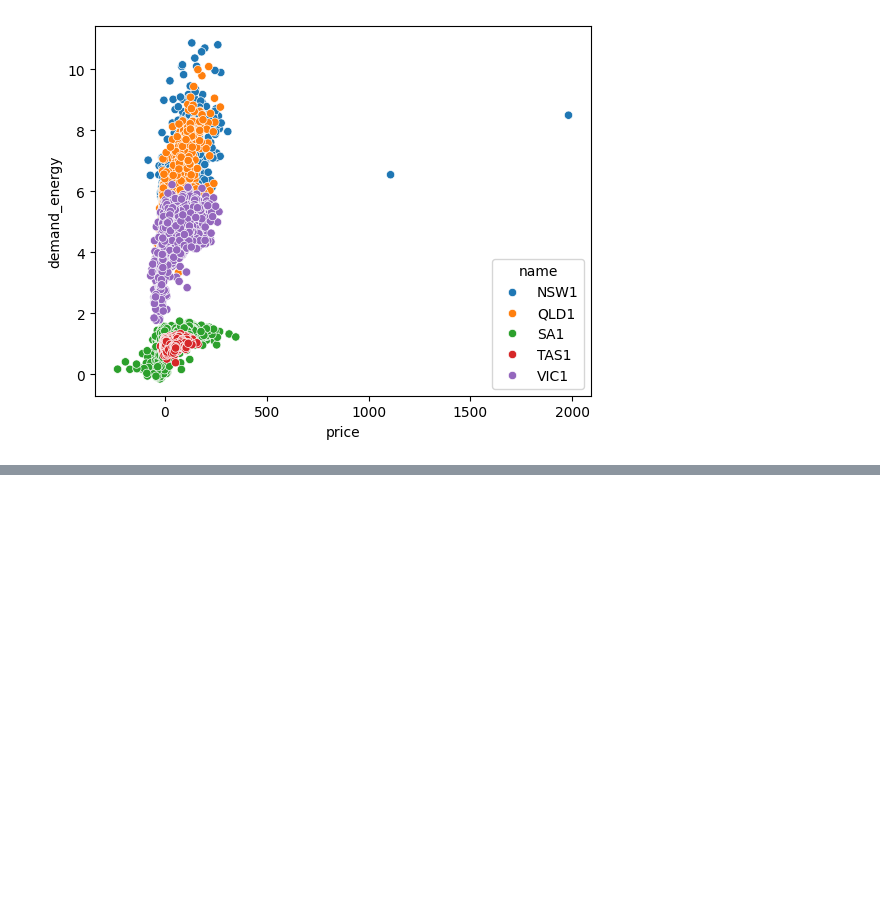
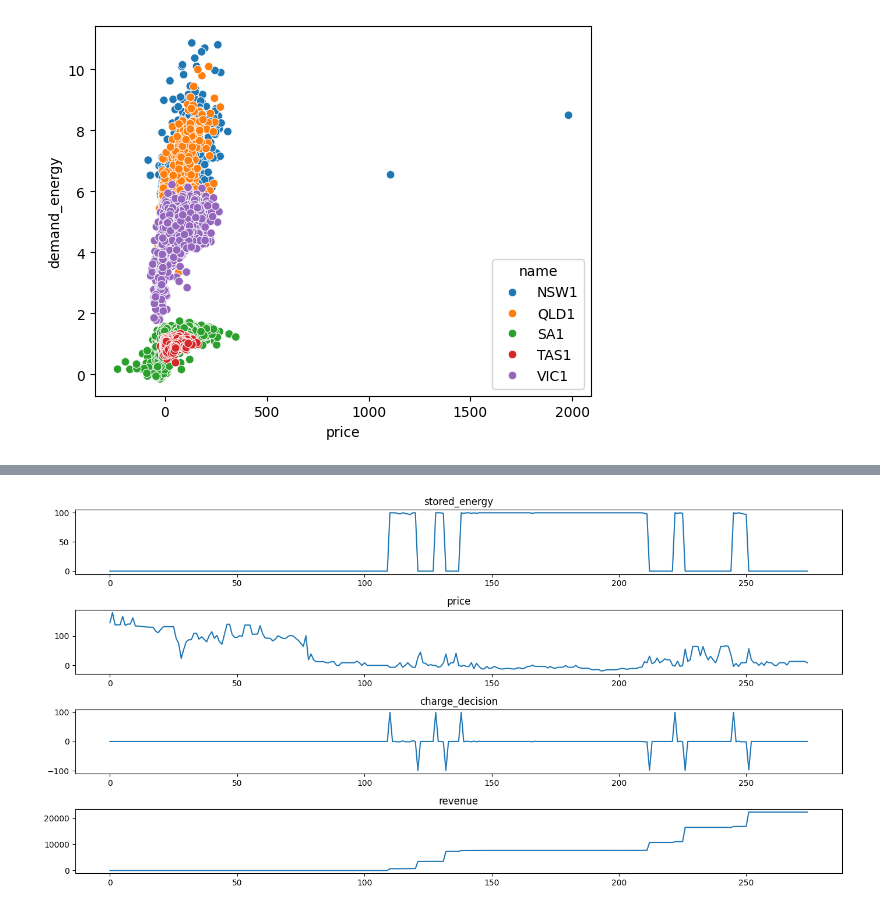
Before and after one commit to gdubbs100/open_electricity_prices, a Jupyter notebook: scratch.ipynb, the cells around one changed output, grey strips where cells are left out. Drawn from its saved outputs; the diff is of its cells as text; code cells hidden in the pictures; blank space fills up the shorter version.

Commit message:
minimal working live battery charger

```diff
--- a/scratch.ipynb
+++ b/scratch.ipynb
@@ -81,0 +166,27 @@ sns.scatterplot(
+# %%
+# price_list = [20 + (np.random.poisson(lam=25)*np.random.standard_normal(size=(1,))).item() for _ in range(100)]
+price_list = df['value'].bfill().values.tolist()
+results = {
+    'stored_energy':[],
+    'price':[],
+    'charge_decision':[],
+    'revenue':[]
+}
+for p in price_list:
+    charge_decision = battery.make_charge_decision(exogenous_info=np.array([p]))
+    results['revenue'].append(-p * charge_decision)
+    results['stored_energy'].append(battery.stored_energy)
+    results['price'].append(p)
+    results['charge_decision'].append(charge_decision)
+
+results['revenue'] = np.cumsum(results['revenue'])
+fig, ax = plt.subplots(4,1, figsize = (14, 7))
+for i, (k, v) in enumerate(results.items()):
+
+    ax[i].plot(v)
+    ax[i].set_title(k)
+
+plt.tight_layout()
+plt.show();
+# %% [output]
+[figure, added]
```
Also changed, not shown: parts of 7 cells of this notebook, 5 other files.
